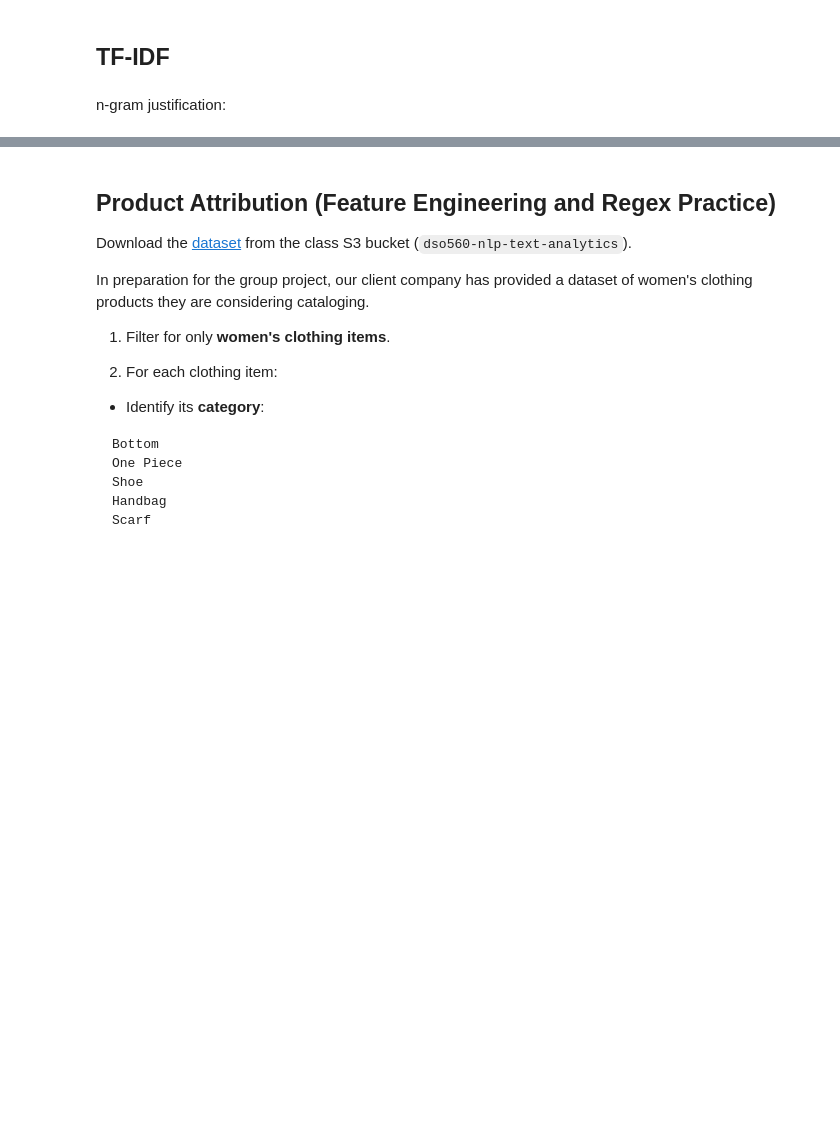
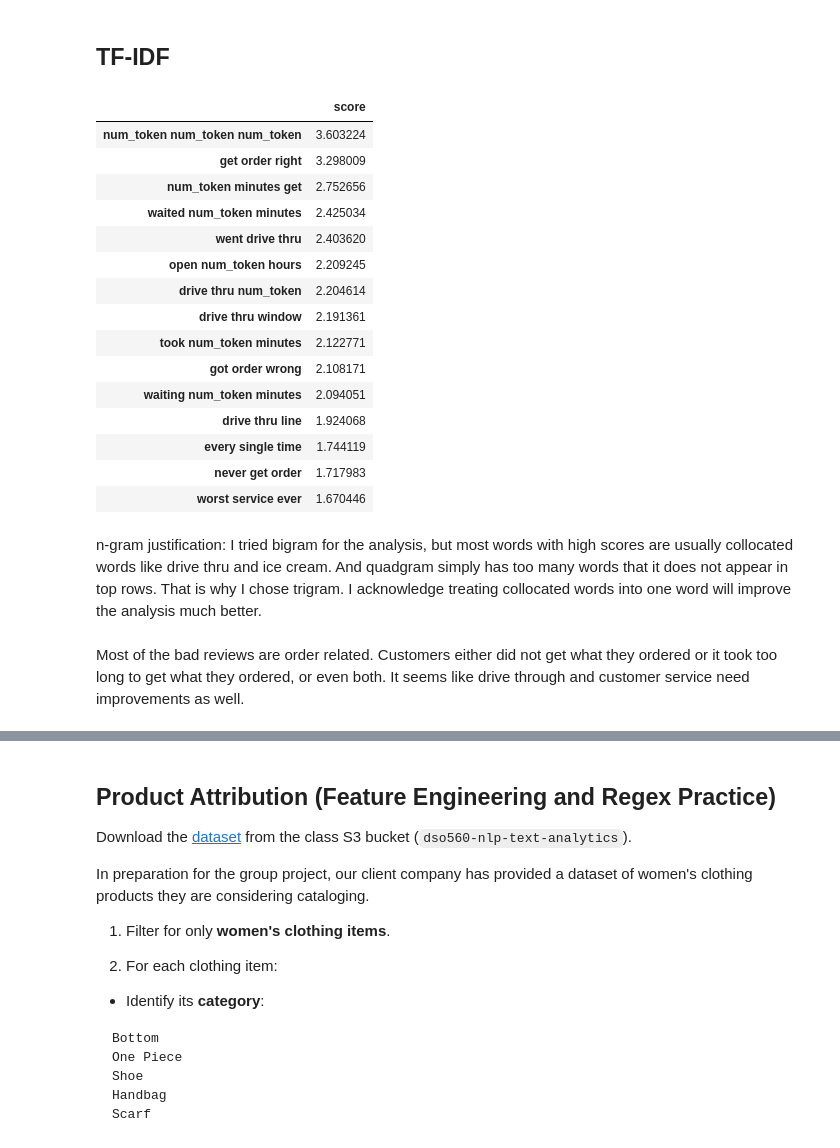
Before and after one commit to kyutcho/dso-560-nlp-text-analytics-SPRING-2021, a Jupyter notebook: Week 3/Cho_KyuTae_HW3.ipynb, the cells around one changed output, grey strips where cells are left out. Cells and saved outputs as stored; diff of their text form; code cells hidden in the pictures; blank space fills up the shorter version.

```diff
--- a/Week 3/Cho_KyuTae_HW3.ipynb
+++ b/Week 3/Cho_KyuTae_HW3.ipynb
@@ -137,9 +207,41 @@ stop_words = stopwords.words('english').remove([])
 # %% [markdown]
 ## TF-IDF
 # %%
-tf_idf = TfidfVectorizer(input="mcdonalds-yelp-negative-reviews.csv",
+vectorizer = TfidfVectorizer(input="mcdonalds-yelp-negative-reviews.csv",
                          encoding="latin1",
                          lowercase=True,
-                         stop_words=stopwords.words('english'))
+                         stop_words=stop_words,
+                         ngram_range=(3,3))
-# %% [markdown]
-n-gram justification:
+# %%
+corpus = list(mac_df["review"].values)
+# %%
+X = vectorizer.fit_transform(corpus)
+terms = vectorizer.get_feature_names()
+tf_idf = pd.DataFrame(X.toarray().transpose(), index=terms)
+# %%
+tf_idf = tf_idf.sum(axis=1)
+score = pd.DataFrame(tf_idf, columns=["score"])
+score.sort_values(by="score", ascending=False, inplace=True)
+# %%
+score.head(15)
+# %% [output]
+|  | score |
+| num_token num_token num_token | 3.603224 |
+| get order right | 3.298009 |
+| num_token minutes get | 2.752656 |
+| waited num_token minutes | 2.425034 |
+| went drive thru | 2.403620 |
+| open num_token hours | 2.209245 |
+| drive thru num_token | 2.204614 |
+| drive thru window | 2.191361 |
+| took num_token minutes | 2.122771 |
+| got order wrong | 2.108171 |
+| waiting num_token minutes | 2.094051 |
+| drive thru line | 1.924068 |
+| every single time | 1.744119 |
+| never get order | 1.717983 |
+| worst service ever | 1.670446 |
+# %% [markdown]
+n-gram justification: I tried bigram for the analysis, but most words with high scores are usually collocated words like drive thru and ice cream. And quadgram simply has too many words that it does not appear in top rows. That is why I chose trigram. I acknowledge treating collocated words into one word will improve the analysis much better.
+# %% [markdown]
+Most of the bad reviews are order related. Customers either did not get what they ordered or it took too long to get what they ordered, or even both. It seems like drive through and customer service need improvements as well.
```
Also changed, not shown: parts of 19 cells of this notebook.
